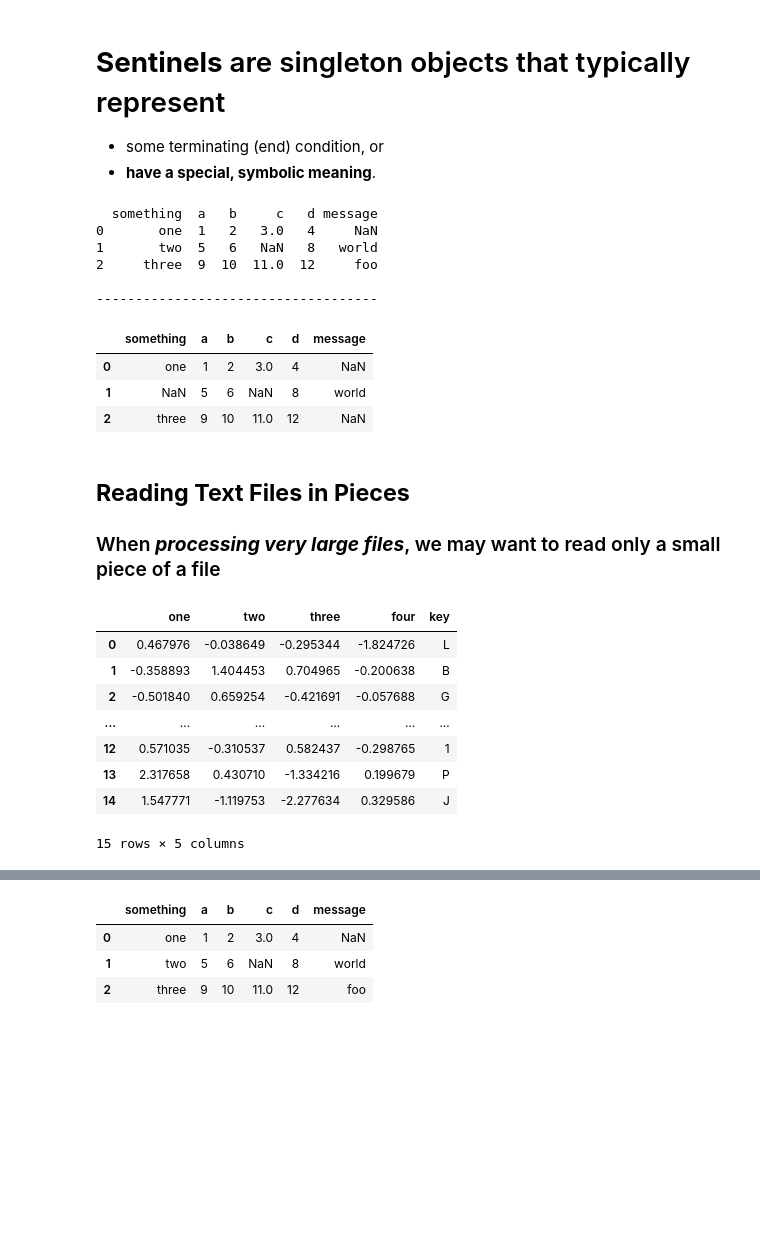
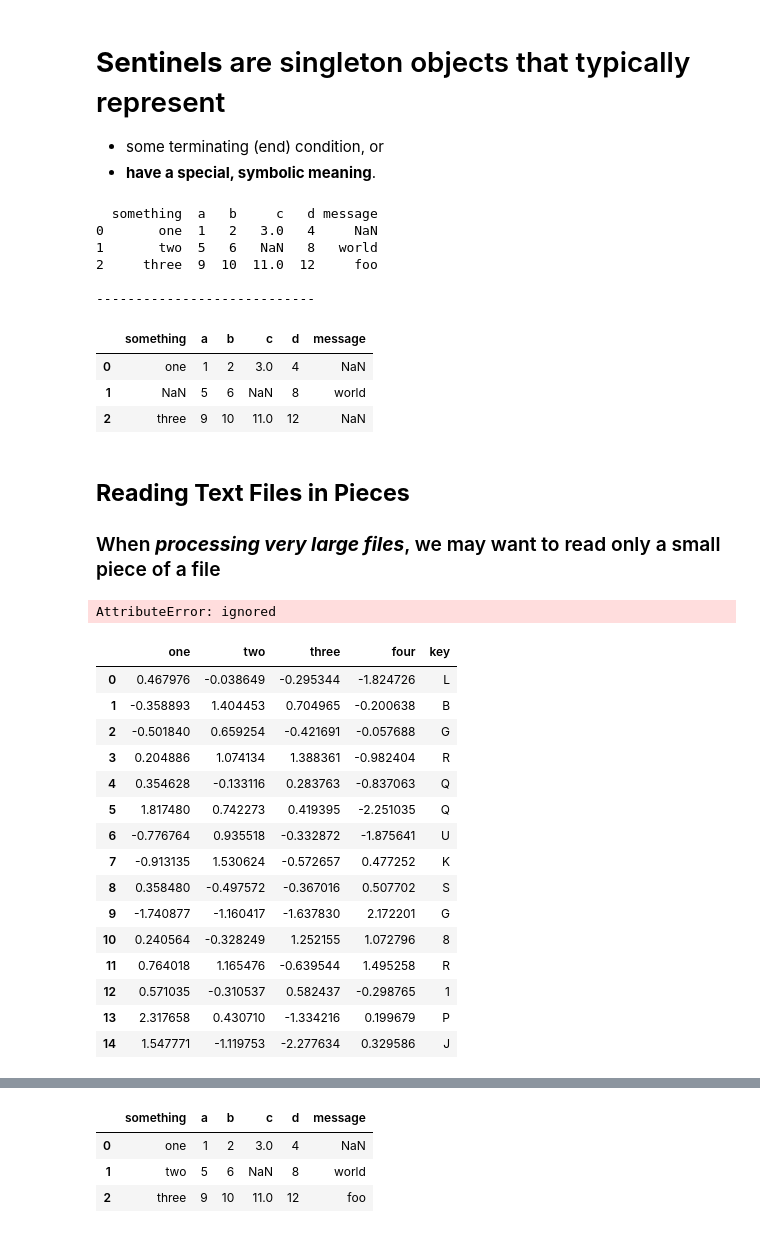
Before and after one commit to DianaKahar/STQD-Data-science, a Jupyter notebook: P137261_Week08_DataLoading_Storage_WC_20231129.ipynb, the cells around one changed output, grey strips where cells are left out. Cells and saved outputs as stored; diff of their text form; code cells hidden in the pictures; blank space fills up the shorter version.

```diff
--- a/P137261_Week08_DataLoading_Storage_WC_20231129.ipynb
+++ b/P137261_Week08_DataLoading_Storage_WC_20231129.ipynb
@@ -236,13 +267,18 @@ three,9,10,11,12,foo
 # %%
 # Specified sentinels - unique placeholder values
 # Get the raw data for ex5.csv here: https://tinyurl.com/yc4v35d6
+print(res)
+print("\n----------------------------\n")
+
+sentinels = {'message': ['foo', 'Na'], 'something': ['two']}
+pd.read_csv('https://tinyurl.com/yc4v35d6', na_values= sentinels)
 # %% [output]
   something  a   b     c   d message
 0       one  1   2   3.0   4     NaN
 1       two  5   6   NaN   8   world
 2     three  9  10  11.0  12     foo
 
-------------------------------------
+----------------------------
 |  | something | a | b | c | d | message |
 | 0 | one | 1 | 2 | 3.0 | 4 | NaN |
 | 1 | NaN | 5 | 6 | NaN | 8 | world |
@@ -253,19 +289,31 @@ three,9,10,11,12,foo
 # %%
 # Change pandas display settings to become more compact
 # Setting the maximum number of rows to 6
+pd.option.display.max_rows=6
+# %% [output]
+AttributeError: ignored
 # %%
 # Read a large csv file - display six rows
 # Download ex6.csv here: https://tinyurl.com/3dv6buw8
 # pd.options.display.max_rows=6
+res= pd.read_csv('https://tinyurl.com/3dv6buw8')
+res.head(15)
 # %% [output]
 |  | one | two | three | four | key |
 | 0 | 0.467976 | -0.038649 | -0.295344 | -1.824726 | L |
 | 1 | -0.358893 | 1.404453 | 0.704965 | -0.200638 | B |
 | 2 | -0.501840 | 0.659254 | -0.421691 | -0.057688 | G |
-| ... | ... | ... | ... | ... | ... |
+| 3 | 0.204886 | 1.074134 | 1.388361 | -0.982404 | R |
+| 4 | 0.354628 | -0.133116 | 0.283763 | -0.837063 | Q |
+| 5 | 1.817480 | 0.742273 | 0.419395 | -2.251035 | Q |
+| 6 | -0.776764 | 0.935518 | -0.332872 | -1.875641 | U |
+| 7 | -0.913135 | 1.530624 | -0.572657 | 0.477252 | K |
+| 8 | 0.358480 | -0.497572 | -0.367016 | 0.507702 | S |
+| 9 | -1.740877 | -1.160417 | -1.637830 | 2.172201 | G |
+| 10 | 0.240564 | -0.328249 | 1.252155 | 1.072796 | 8 |
+| 11 | 0.764018 | 1.165476 | -0.639544 | 1.495258 | R |
 | 12 | 0.571035 | -0.310537 | 0.582437 | -0.298765 | 1 |
 | 13 | 2.317658 | 0.430710 | -1.334216 | 0.199679 | P |
 | 14 | 1.547771 | -1.119753 | -2.277634 | 0.329586 | J |
-15 rows × 5 columns
 # %%
 # Only display a small number of rows
```
Also changed, not shown: parts of 36 cells of this notebook.
